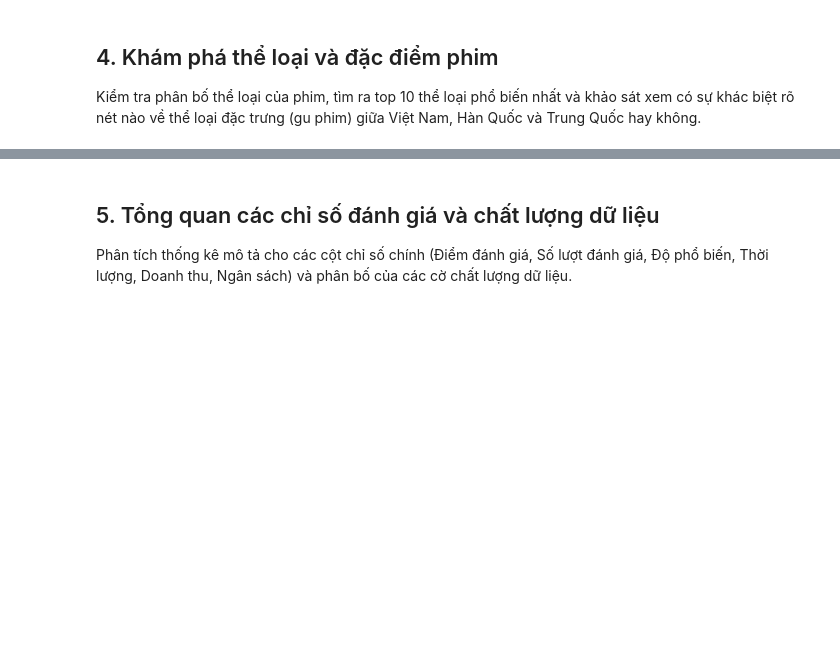
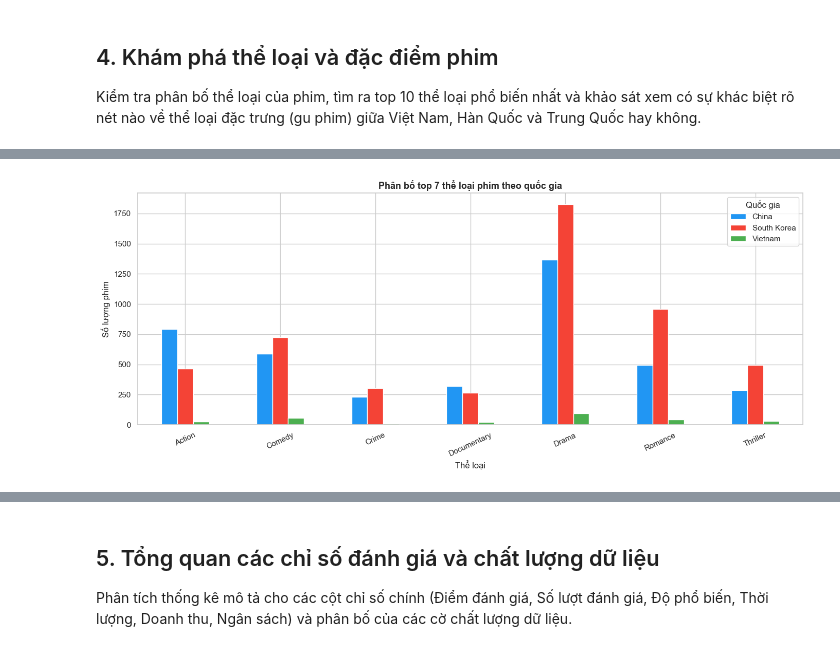
Before and after one commit to TrucHang676/Lab03-TMDB-PowerBI, a Jupyter notebook: notebooks/eda.ipynb, the cells around one changed output, grey strips where cells are left out. Saved outputs shown, nothing was run; the diff lists cells and outputs as text; code cells hidden in the pictures; blank space fills up the shorter version.

```diff
--- a/notebooks/eda.ipynb
+++ b/notebooks/eda.ipynb
@@ -126,0 +320,20 @@ print(df_the_loai["TenTheLoai"].value_counts().head(10))
+# %%
+
+# Bieu do 4: Grouped bar theo quoc gia
+df_phim_tl2 = df_the_loai.merge(df_clean[["MaPhim", "QuocGiaChinh"]], on="MaPhim")
+top7_genres = tl_counts.head(7).index.tolist()
+df_top7 = df_phim_tl2[df_phim_tl2["TenTheLoai"].isin(top7_genres)]
+pivot = df_top7.groupby(["QuocGiaChinh", "TenTheLoai"]).size().unstack(fill_value=0)
+
+fig, ax = plt.subplots(figsize=(14, 6))
+pivot.T.plot(kind="bar", ax=ax, color=["#2196F3", "#F44336", "#4CAF50"], edgecolor="white")
+ax.set_title("Phân bố top 7 thể loại phim theo quốc gia", fontsize=13, fontweight="bold")
+ax.set_xlabel("Thể loại")
+ax.set_ylabel("Số lượng phim")
+ax.legend(title="Quốc gia")
+plt.xticks(rotation=25)
+plt.tight_layout()
+plt.savefig("bieu_do_04_the_loai_theo_quoc_gia.png", dpi=120, bbox_inches="tight")
+plt.show()
+# %% [output]
+[figure, added]
```
Also changed, not shown: parts of 16 cells of this notebook.
